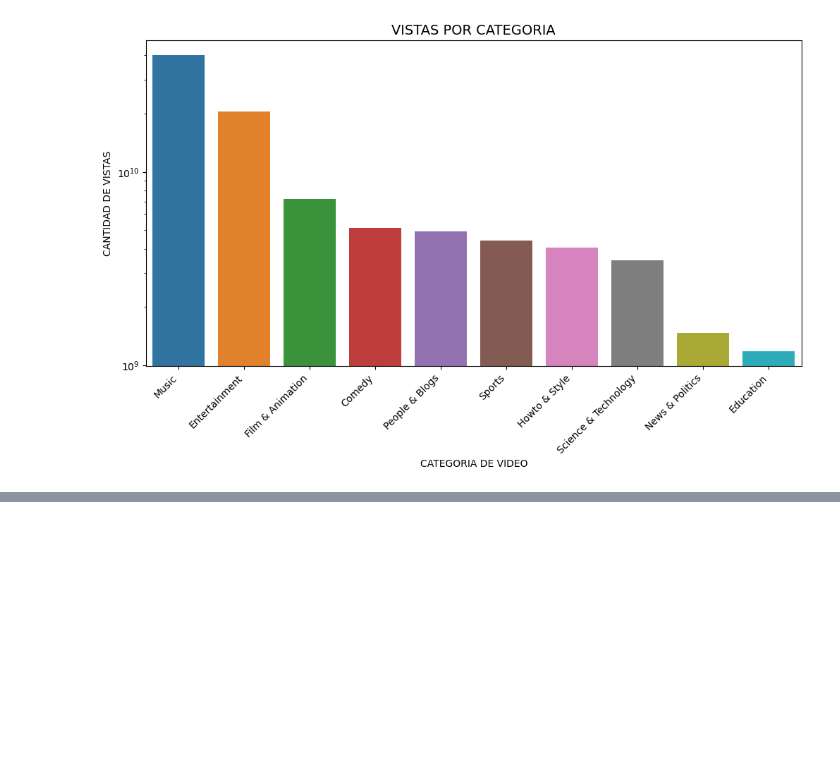
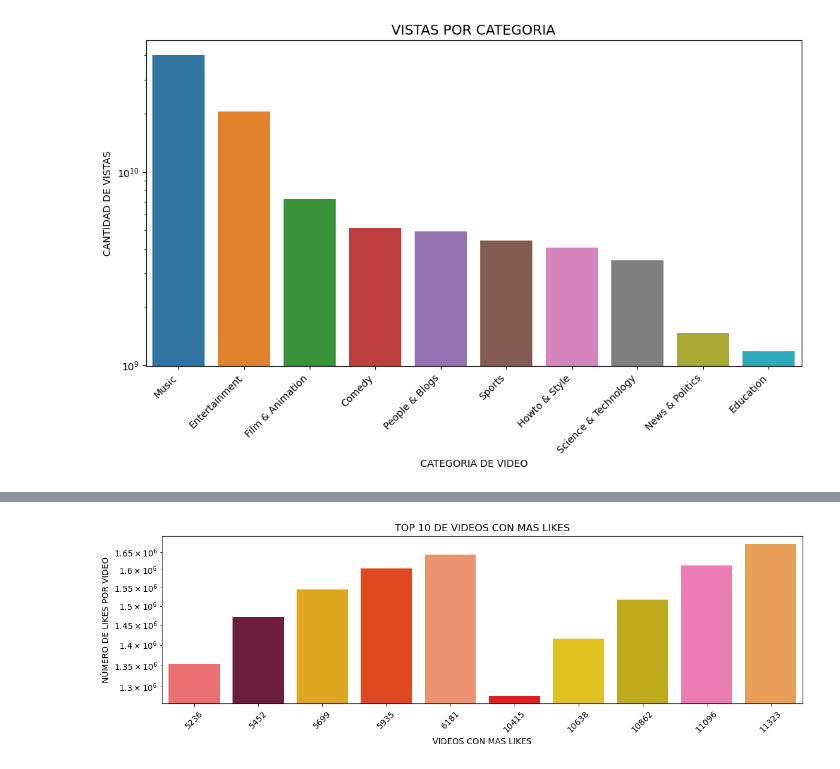
Before and after one commit to lauracamilaballesteros/proyecto-youtube, a Jupyter notebook: proyecto.ipynb, the cells around one changed output, grey strips where cells are left out. Saved outputs shown, nothing was run; the diff lists cells and outputs as text; code cells hidden in the pictures; blank space fills up the shorter version.

```diff
--- a/proyecto.ipynb
+++ b/proyecto.ipynb
@@ -403,0 +421,23 @@ plt.show()
+# %%
+
+top_10_videos_dislikes = df_clean.nlargest(10, 'dislikes')
+
+
+my_palette = ['#FF5A5F', '#7B113A', '#FFB400', '#FF3600', '#FF8A5B', '#FF0000', '#FFD700', '#D9BF00', '#FF69B4', '#FF9F40']
+
+plt.figure(figsize=(12, 4))
+
+
+sns.barplot(x=top_10_videos_dislikes.index, y='dislikes', data=top_10_videos_dislikes, palette=my_palette)
+
+
+plt.xlabel('VIDEOS CON MAS LIKES')
+plt.ylabel('NÚMERO DE LIKES POR VIDEO')
+plt.title('TOP 10 DE VIDEOS CON MAS LIKES')
+
+plt.xticks(rotation=45)
+plt.yscale('log')
+plt.tight_layout()
+plt.show()
+# %% [output]
+[figure, added]
```
Also changed, not shown: parts of 16 cells of this notebook.
